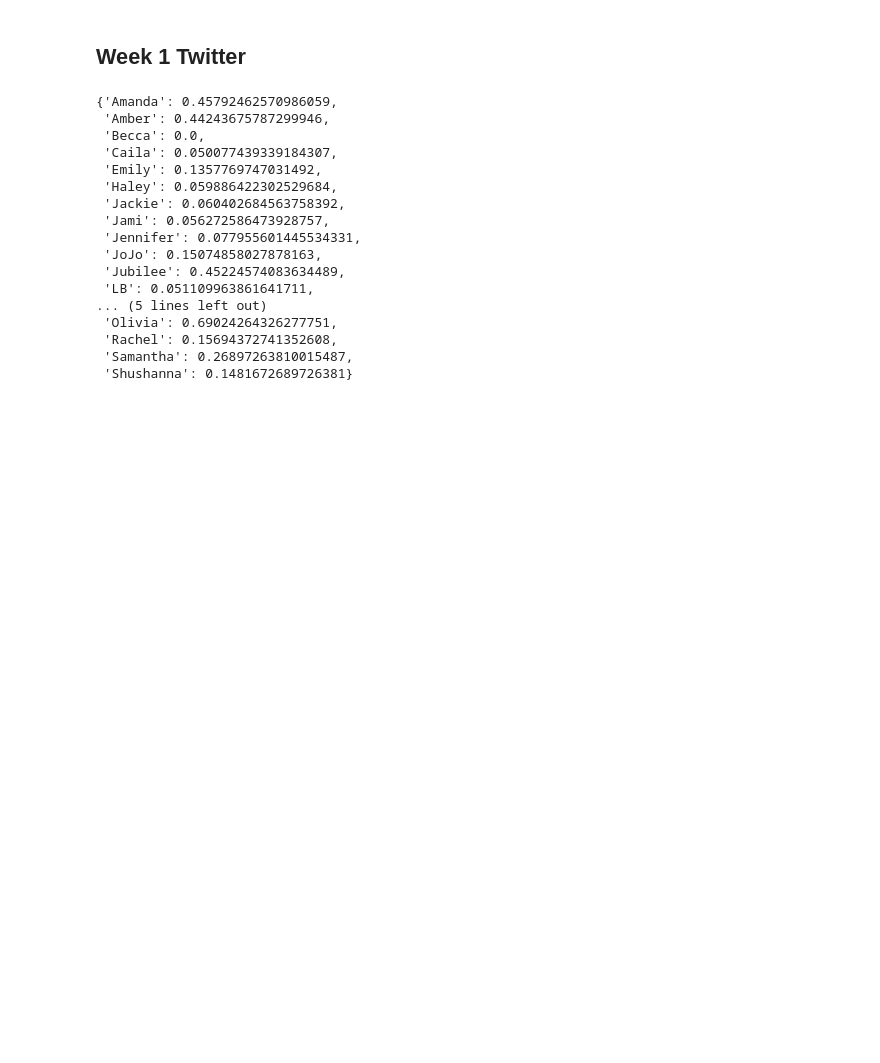
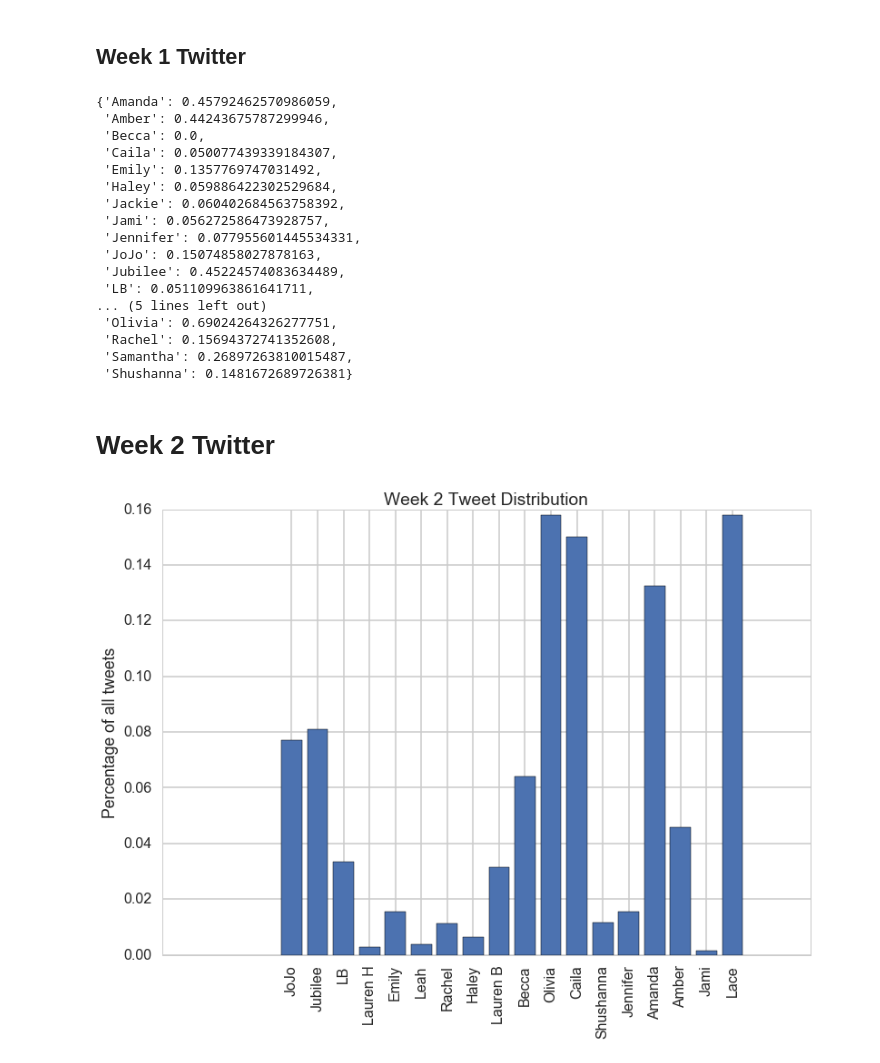
Before and after one commit to dcusworth/WAR_of_the_Roses, a Jupyter notebook: Twitter_API.ipynb, the cells around one changed output. Saved outputs shown, nothing was run; the diff lists cells and outputs as text; code cells hidden in the pictures; blank space fills up the shorter version.

Commit message:
Ran Week 2

```diff
--- a/Twitter_API.ipynb
+++ b/Twitter_API.ipynb
@@ -153,3 +153,35 @@ week1_normalize
  'Rachel': 0.15694372741352608,
  'Samantha': 0.26897263810015487,
  'Shushanna': 0.1481672689726381}
+# %% [markdown]
+# Week 2 Twitter
+# %%
+contestants = ["JoJo", "Caila", "LB", "Olivia", "Amanda", "Jubilee", \
+               "Lauren B", "Leah", "Becca", "Rachel", "Lace", "Jennifer", \
+               "Emily", "Jami", "Lauren H", "Shushanna", "Haley", "Amber"]
+
+week2_tweets = {}
+
+for cont in contestants:
+    npage = scrape_page("2016-01-11", "2016-01-13", cont, pages_to_scroll=100)
+
+    soup = BeautifulSoup(npage, "html.parser")
+    user_tweets = soup.find_all("p", attrs={"class": "TweetTextSize"})
+
+    each_tweet = [uu.get_text() for uu in user_tweets]
+    N = len(each_tweet)
+
+    week2_tweets.update({cont:N})
+# %%
+#Convert to share
+week2_share = {}
+N = np.sum(week2_tweets.values())
+for cont in week2_tweets.keys():
+    week2_share.update({cont:week2_tweets[cont] / float(N)})
+
+#Normalize 0 to 1 scale
+tMAX = np.max(week2_tweets.values())
+tMIN = np.min(week2_tweets.values())
+week2_normalize = {}
+for cont in week2_tweets.keys():
+    week2_normalize.update({cont: (week2_tweets[cont] - tMIN) / float(tMAX - tMIN)})
@@ -155,0 +194,8 @@ week1_normalize
+# %%
+plt.bar(range(len(week2_share)), week2_share.values(), align="center")
+plt.xticks(range(len(week2_share)), week2_share.keys(), rotation=90)
+plt.title("Week 2 Tweet Distribution")
+plt.ylabel("Percentage of all tweets")
+plt.show()
+# %% [output]
+[figure, added]
```
Also changed, not shown: parts of 1 cell of this notebook, 2 other files.
